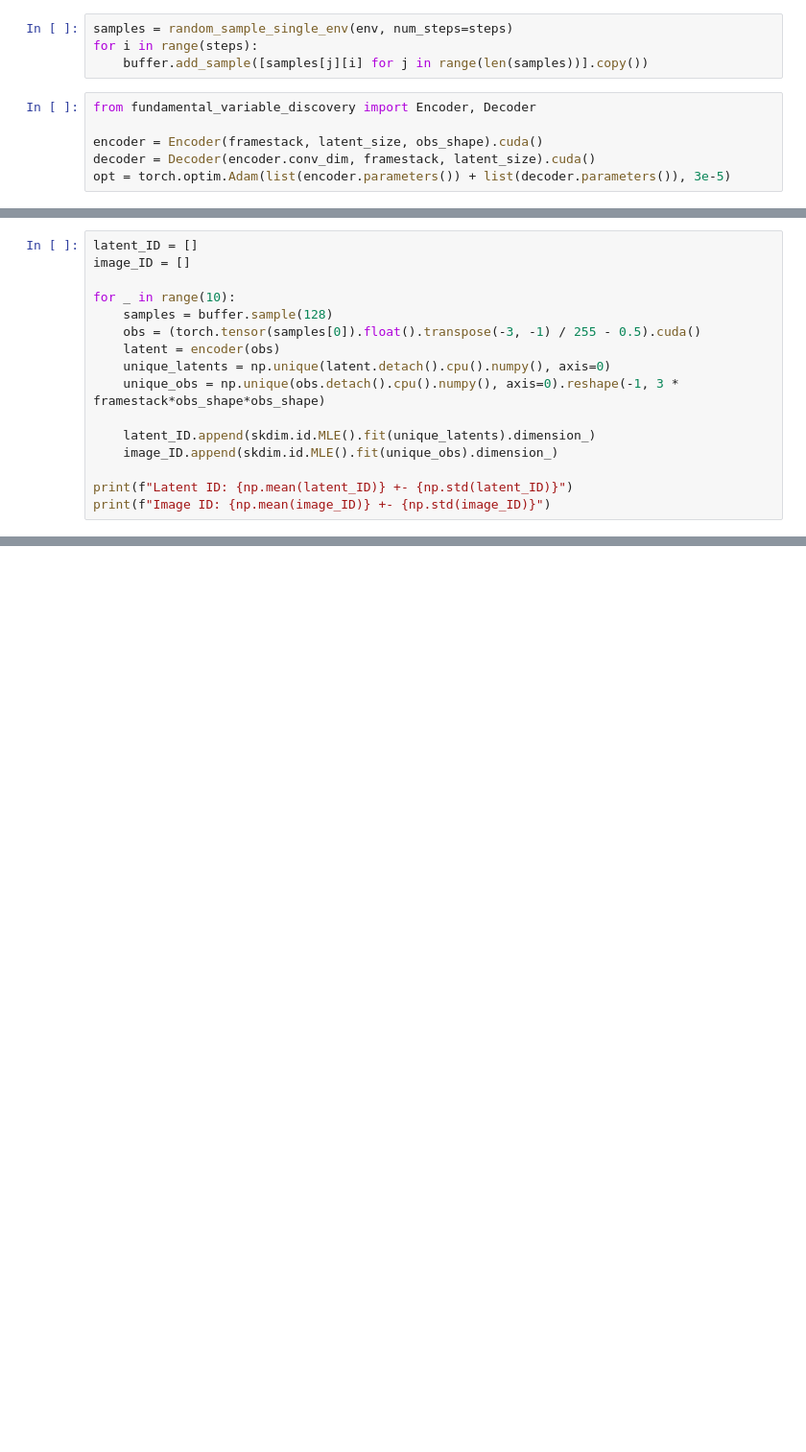
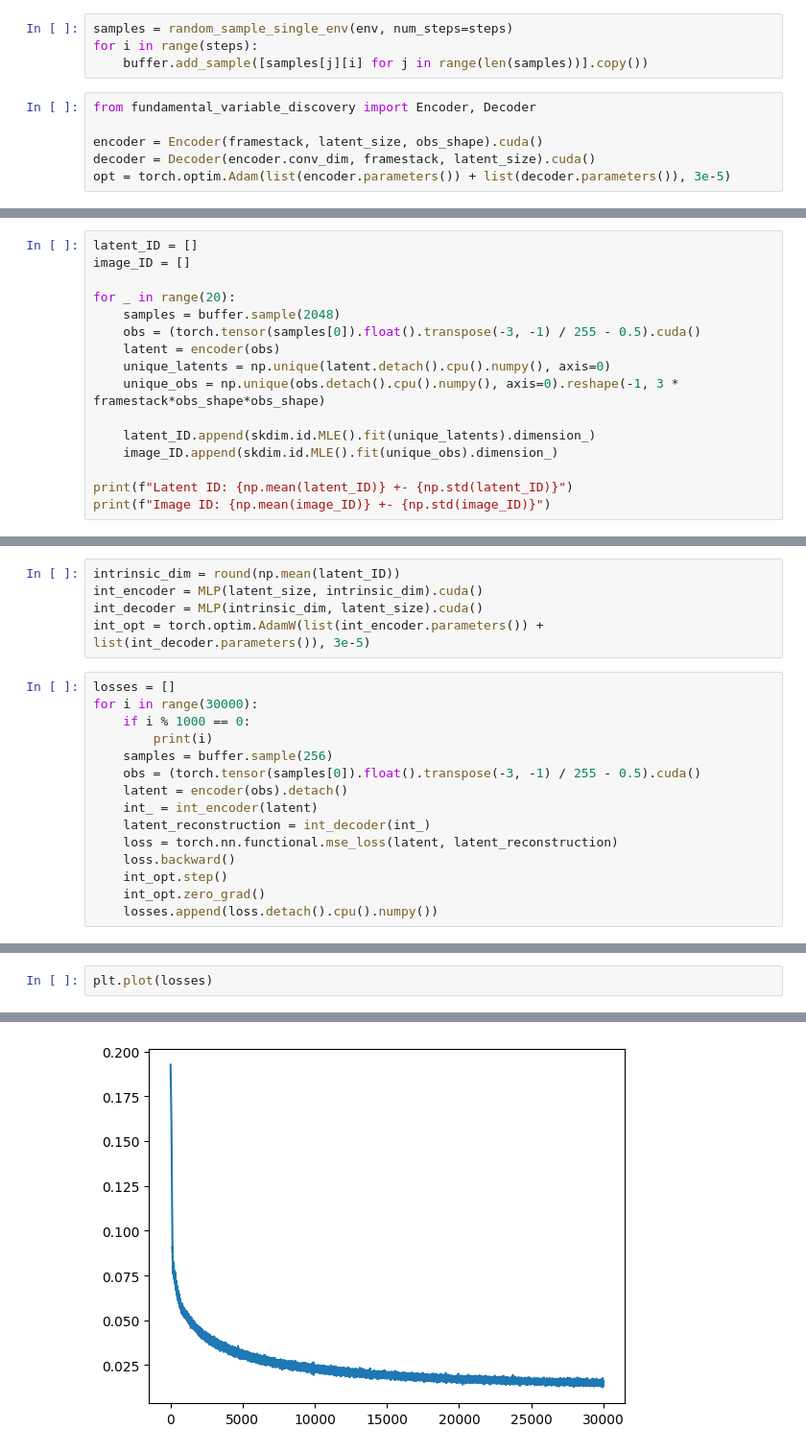
Before and after one commit to antony-zhao/RLTesting, a Jupyter notebook: rltesting/fvd_experiments/testing.ipynb, the cells around one changed output, grey strips where cells are left out. Shown at 96% size. Cells and saved outputs as stored; diff of their text form; blank space fills up the shorter version.

```diff
--- a/rltesting/fvd_experiments/testing.ipynb
+++ b/rltesting/fvd_experiments/testing.ipynb
@@ -80,8 +92,8 @@ plt.imshow(samples[0][0][:, :, :3])
 latent_ID = []
 image_ID = []
 
-for _ in range(10):
-    samples = buffer.sample(128)
+for _ in range(20):
+    samples = buffer.sample(2048)
     obs = (torch.tensor(samples[0]).float().transpose(-3, -1) / 255 - 0.5).cuda()
     latent = encoder(obs)
     unique_latents = np.unique(latent.detach().cpu().numpy(), axis=0)
@@ -97,0 +110,20 @@ Image ID: 6.486354683080611 +- 0.31160514531421896
+# %%
+intrinsic_dim = round(np.mean(latent_ID))
+int_encoder = MLP(latent_size, intrinsic_dim).cuda()
+int_decoder = MLP(intrinsic_dim, latent_size).cuda()
+int_opt = torch.optim.AdamW(list(int_encoder.parameters()) + list(int_decoder.parameters()), 3e-5)
+# %%
+losses = []
+for i in range(30000):
+    if i % 1000 == 0:
+        print(i)
+    samples = buffer.sample(256)
+    obs = (torch.tensor(samples[0]).float().transpose(-3, -1) / 255 - 0.5).cuda()
+    latent = encoder(obs).detach()
+    int_ = int_encoder(latent)
+    latent_reconstruction = int_decoder(int_)
+    loss = torch.nn.functional.mse_loss(latent, latent_reconstruction)
+    loss.backward()
+    int_opt.step()
+    int_opt.zero_grad()
+    losses.append(loss.detach().cpu().numpy())
@@ -97,0 +148,3 @@ Image ID: 6.486354683080611 +- 0.31160514531421896
+# %%
+plt.plot(losses)
+# %% [output]
@@ -97,0 +152 @@ Image ID: 6.486354683080611 +- 0.31160514531421896
+[figure, added]
```
Also changed, not shown: parts of 12 cells of this notebook, 9 other files.
